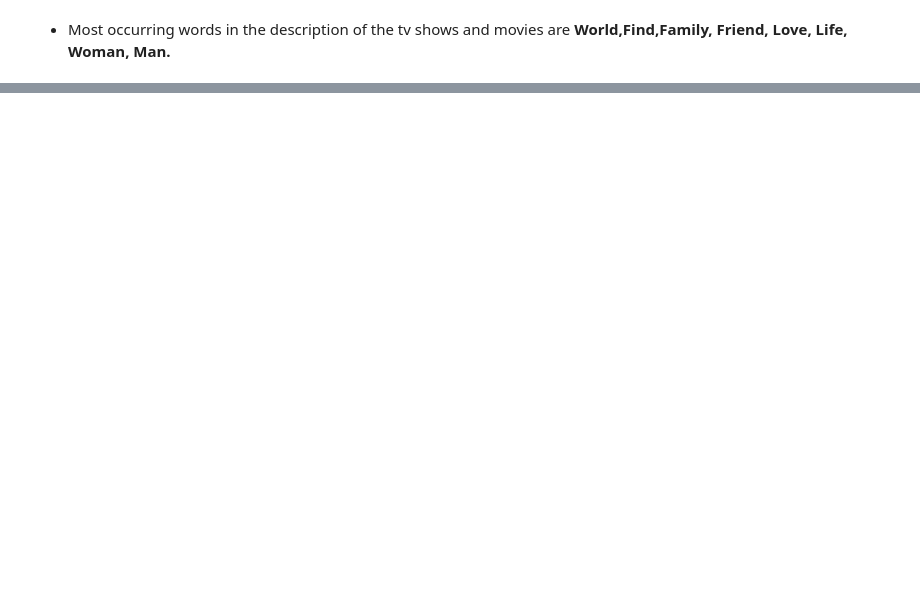
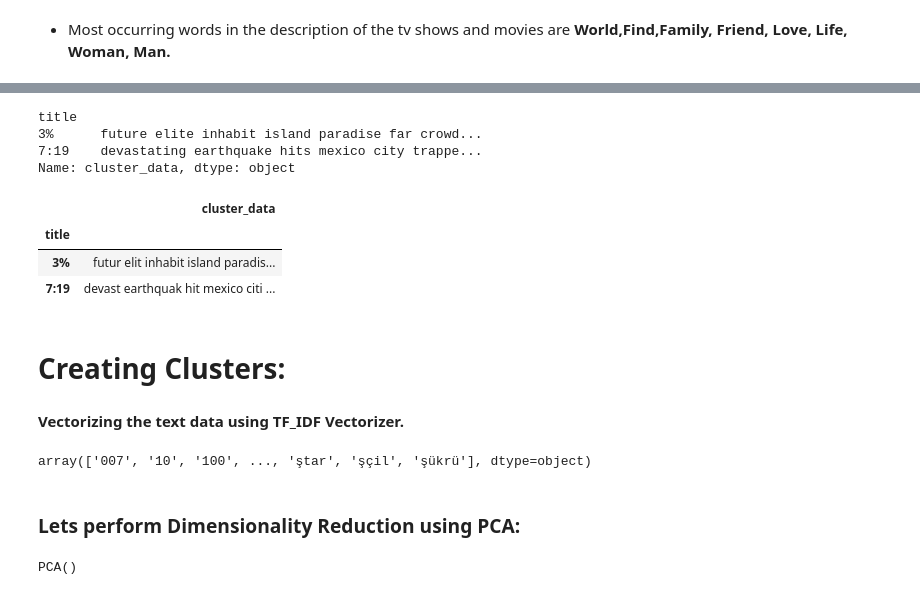
Before and after one commit to prajwal-mv/Netflix_Movies_And_TV_Shows_Clusterig, a Jupyter notebook: Netflix_Movies_and_TV_Shows.ipynb, the cells around one changed output, grey strips where cells are left out. Cells and saved outputs as stored; diff of their text form; code cells hidden in the pictures; blank space fills up the shorter version.

```diff
--- a/Netflix_Movies_and_TV_Shows.ipynb
+++ b/Netflix_Movies_and_TV_Shows.ipynb
@@ -718,0 +762,36 @@ plt.show()
+# %%
+stop_words = set(stopwords.words('english'))
+# %%
+# Remove the stopwords.
+def stopwords(text):
+    '''a function for removing the stopword'''
+    text = [word.lower() for word in text.split() if word.lower() not in stop_words]
+    return " ".join(text)
+
+cluster_df['cluster_data'] = cluster_df['cluster_data'].apply(stopwords)
+cluster_df.cluster_data.head(2)
+# %% [output]
+title
+3%      future elite inhabit island paradise far crowd...
+7:19    devastating earthquake hits mexico city trappe...
+Name: cluster_data, dtype: object
+# %%
+# create an object of stemming function
+stemmer = SnowballStemmer("english")
+
+def stemming(text):
+    '''a function which stems each word in the given text'''
+    text = [stemmer.stem(word) for word in text.split()]
+    return " ".join(text)
+# %%
+cluster_df['cluster_data'] = cluster_df['cluster_data'].apply(stemming)
+cluster_df.head(2)
+# %% [output]
+|  | cluster_data |
+| title |  |
+| 3% | futur elit inhabit island paradis... |
+| 7:19 | devast earthquak hit mexico citi ... |
+# %% [markdown]
+# **Creating Clusters:**
+# %% [markdown]
+**Vectorizing the text data using TF_IDF Vectorizer.**
@@ -718,0 +803,11 @@ plt.show()
+# %%
+t_vectorizer.get_feature_names_out()
+# %% [output]
+array(['007', '10', '100', ..., 'ştar', 'şçil', 'şükrü'], dtype=object)
+# %% [markdown]
+### **Lets perform Dimensionality Reduction using PCA:**
+# %%
+pca = PCA()
+pca.fit(X.toarray())
+# %% [output]
+PCA()
```
Also changed, not shown: parts of 16 cells of this notebook.
